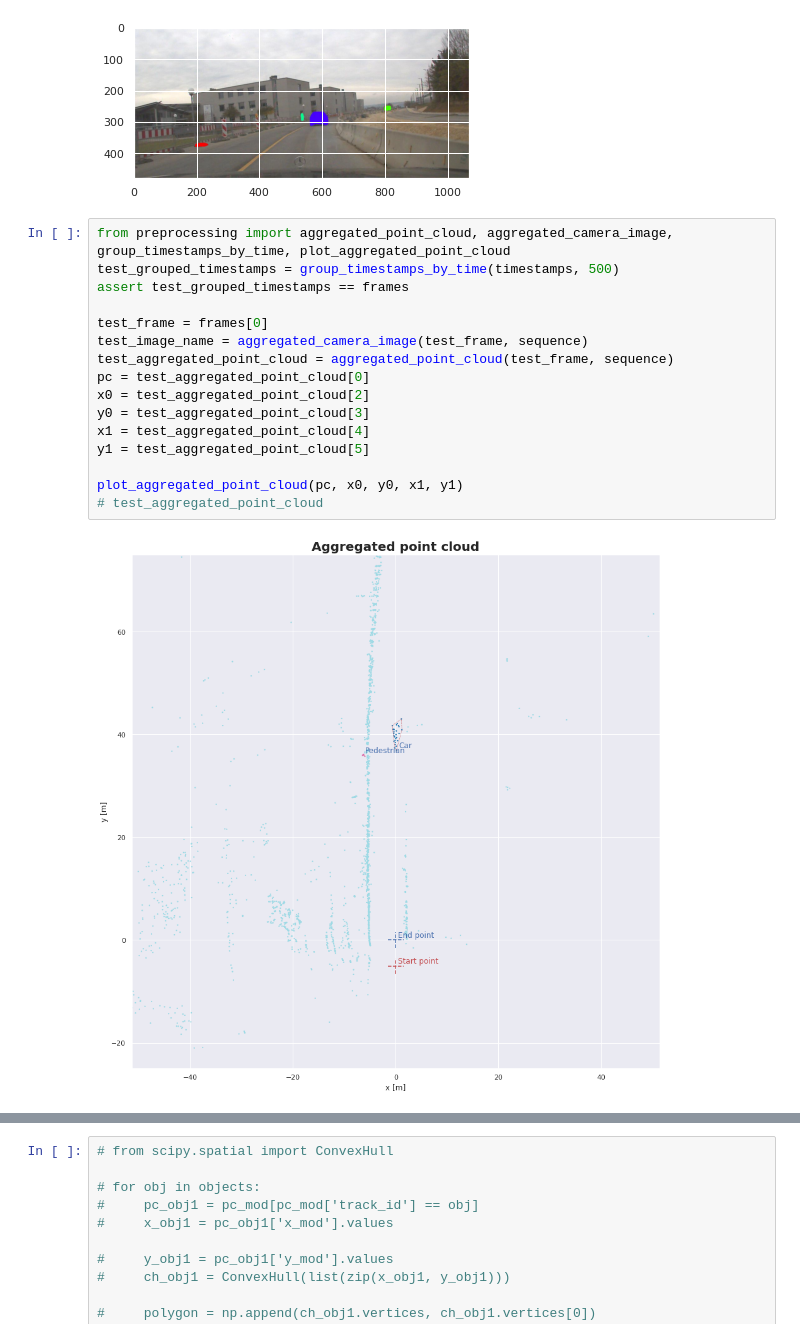
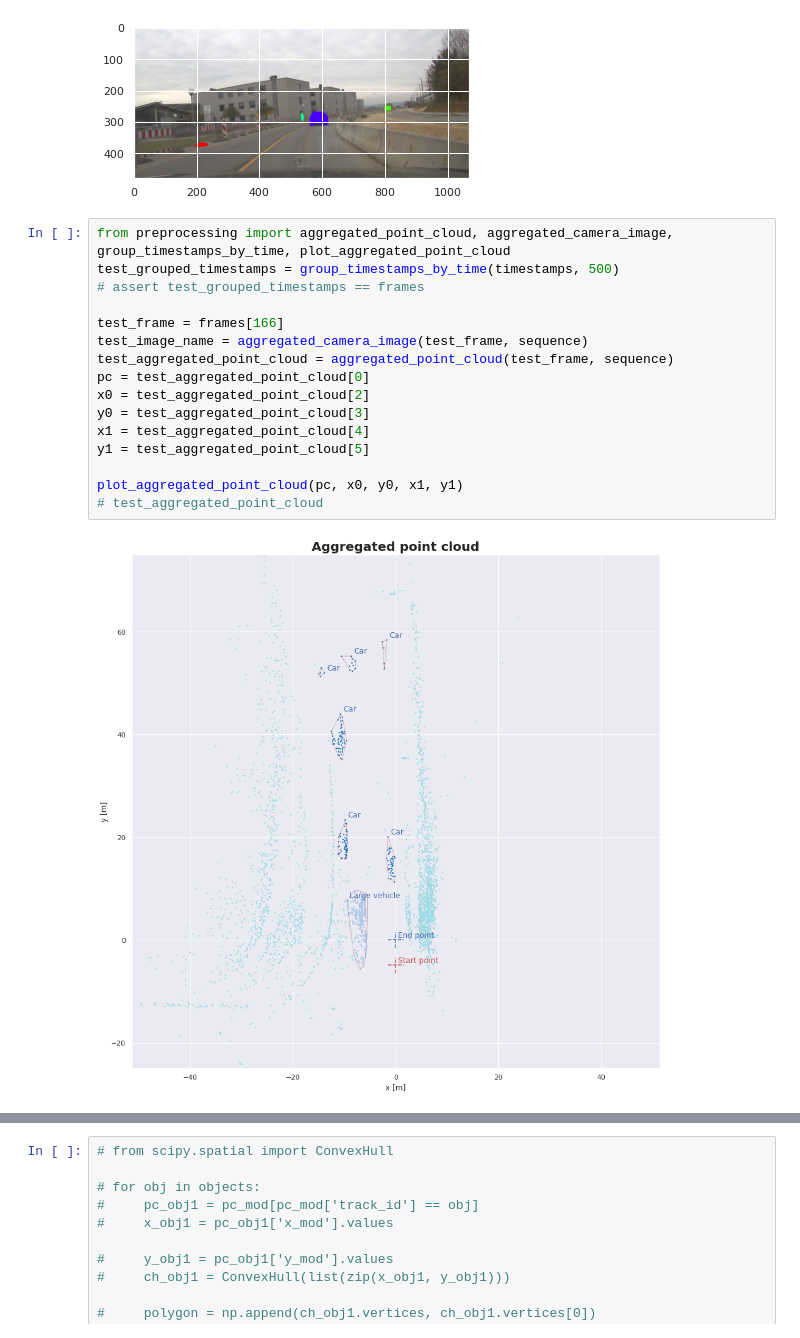
Before and after one commit to santimontiel/grid-mapping-radar, a Jupyter notebook: generate_grid_dataset.ipynb, the cells around one changed output, grey strips where cells are left out. Saved outputs shown, nothing was run; the diff lists cells and outputs as text.

```diff
--- a/generate_grid_dataset.ipynb
+++ b/generate_grid_dataset.ipynb
@@ -117,21 +117,21 @@ First x: 5.5500030517578125, y: 2.3699951171875
 # %%
 from preprocessing import aggregated_point_cloud, aggregated_camera_image, group_timestamps_by_time, plot_aggregated_point_cloud
 test_grouped_timestamps = group_timestamps_by_time(timestamps, 500)
-assert test_grouped_timestamps == frames
+# assert test_grouped_timestamps == frames
 
-test_frame = frames[0]
+test_frame = frames[166]
 test_image_name = aggregated_camera_image(test_frame, sequence)
 test_aggregated_point_cloud = aggregated_point_cloud(test_frame, sequence)
 pc = test_aggregated_point_cloud[0]
 x0 = test_aggregated_point_cloud[2]
 y0 = test_aggregated_point_cloud[3]
 x1 = test_aggregated_point_cloud[4]
 y1 = test_aggregated_point_cloud[5]
 
 plot_aggregated_point_cloud(pc, x0, y0, x1, y1)
 # test_aggregated_point_cloud
 # %% [output]
-[figure, old version]
+[figure, new version]
 # %%
 from preprocessing import translate_categories
 cat_num = pc['label_id'].unique().tolist()
```
Also changed, not shown: parts of 4 cells of this notebook, 1 other file.
